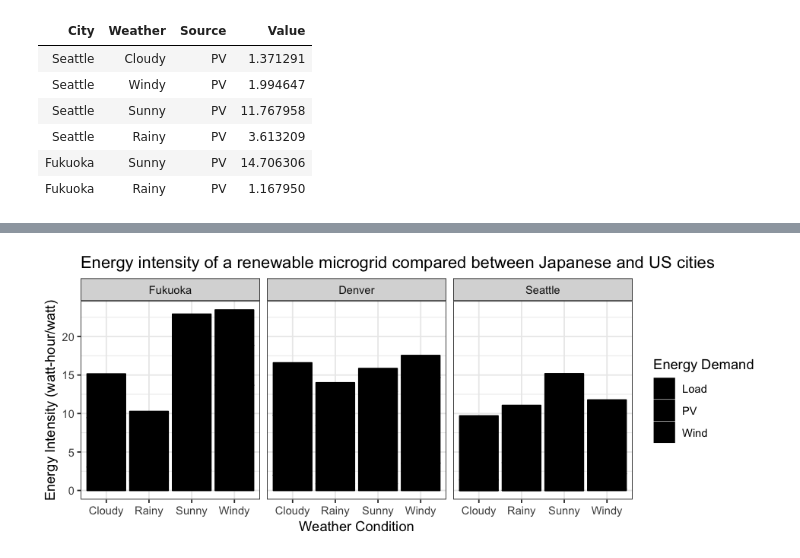
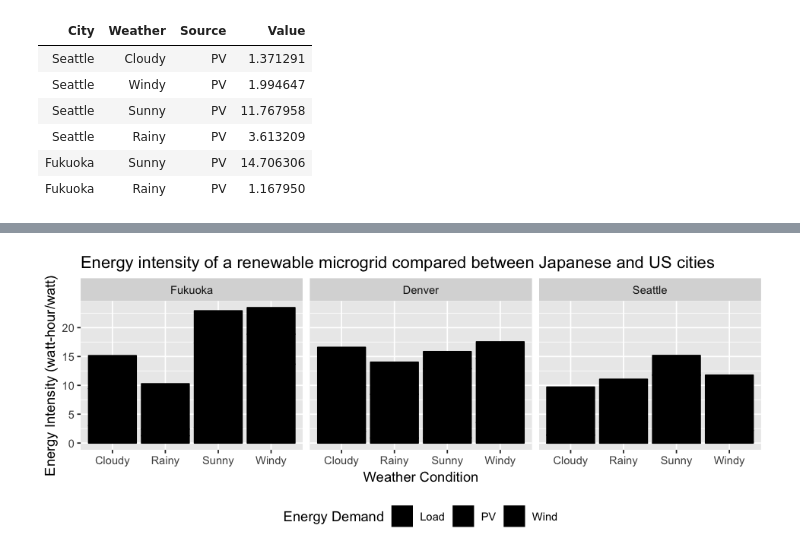
Before and after one commit to aworthyperson/Japan_Work, a Jupyter notebook: Energy_load_plots_in_r.ipynb, the cells around one changed output, grey strips where cells are left out. Drawn from its saved outputs; the diff is of its cells as text; code cells hidden in the pictures.

```diff
--- a/Energy_load_plots_in_r.ipynb
+++ b/Energy_load_plots_in_r.ipynb
@@ -223,21 +246,22 @@ all_int
-# %%
-options(repr.plot.width=8, repr.plot.height=3.2)
-
-alli$City <- reorder(alli$City, alli$Value, function(x) -max(x) )
-
-all_int2= ggplot(alli, aes(x = Weather, y= Value,  fill = Source)) +
-    geom_bar(stat = "identity", colour='black', alpha= 1)+
-    facet_wrap(~ City, ncol = 3) +
-    scale_fill_manual(values = c("black", "black",
-                               "Black"), labels = c("Load", "PV", "Wind"))+
-    guides(fill=guide_legend(title="Energy Demand"))+
-    xlab('Weather Condition')+
-    ylab('Energy Intensity (watt-hour/watt)')+
-    theme_bw()+
-    ggtitle('Energy intensity of a renewable microgrid compared between Japanese and US cities')
-
-
-all_int2
-# %% [output]
-[figure, removed]
+# %%
+options(repr.plot.width=8, repr.plot.height=3.2)
+
+alli$City <- reorder(alli$City, alli$Value, function(x) -max(x) )
+
+all_int2= ggplot(alli, aes(x = Weather, y= Value,  fill = Source)) +
+    geom_bar(stat = "identity", colour='black', alpha= 1)+
+    facet_wrap(~ City, ncol = 3) +
+    scale_fill_manual(values = c("black", "black",
+                               "Black"), labels = c("Load", "PV", "Wind"))+
+    guides(fill=guide_legend(title="Energy Demand"))+
+    xlab('Weather Condition')+
+    ylab('Energy Intensity (watt-hour/watt)')+
+    theme(legend.position="bottom")+
+   # theme_bw()+
+    ggtitle('Energy intensity of a renewable microgrid compared between Japanese and US cities')
+
+
+all_int2
+# %% [output]
+[figure, added]
 # %%
```
Also changed, not shown: parts of 3 cells of this notebook, 3 other files.
